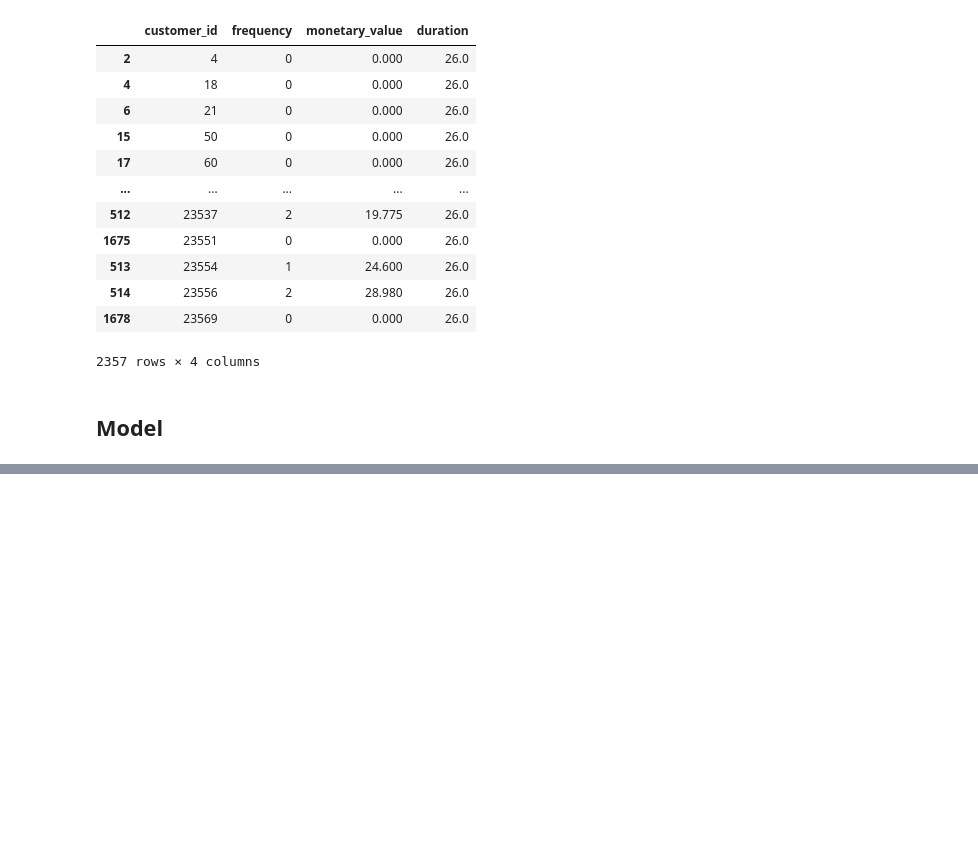
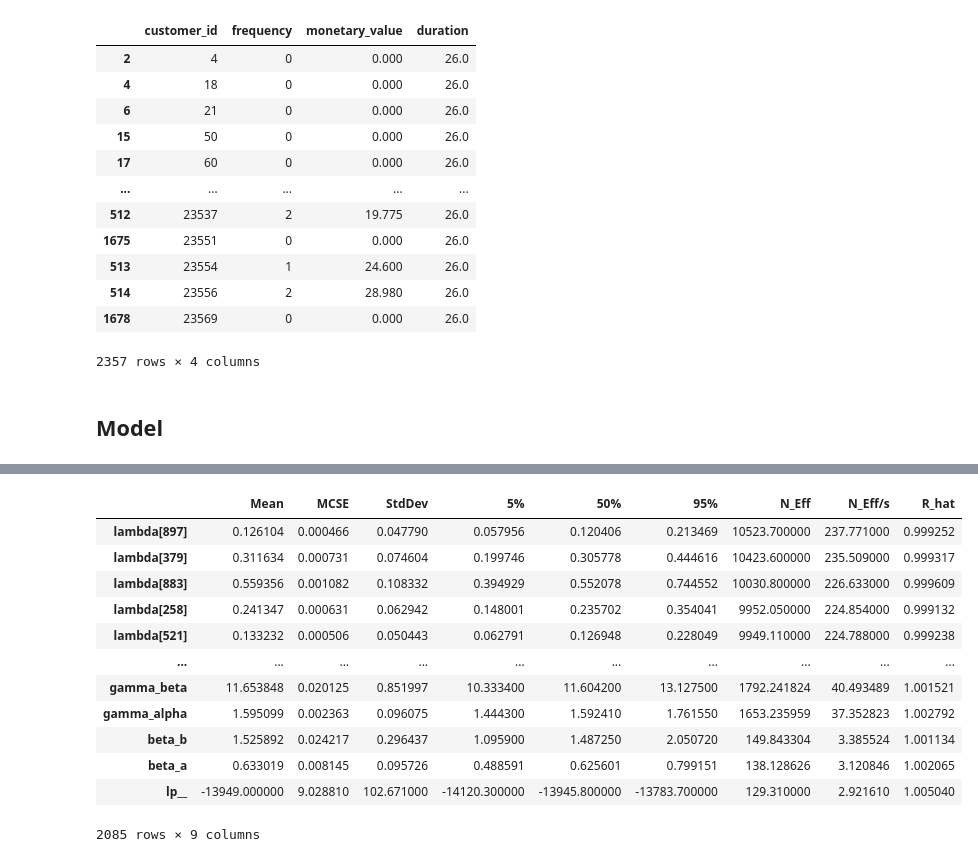
Before and after one commit to braydentang1/InterestingBayesModels, a Jupyter notebook: model.ipynb, the cells around one changed output, grey strips where cells are left out. Cells and saved outputs as stored; diff of their text form; code cells hidden in the pictures; blank space fills up the shorter version.

```diff
--- a/model.ipynb
+++ b/model.ipynb
@@ -169,5 +169,5 @@ test_processed.sort_values("customer_id")
 # %% [markdown]
 ## Model
 # %%
-model = cmd.compile_stan_file("stan/bg-nbd.stan")
+model = cmd.CmdStanModel(stan_file="stan/bg-nbd.stan")
 # %% [output]
@@ -182,0 +176,15 @@ Compiling:  (00:07) | ████▎      | /home/br ... src/cmdstan/main.cpp
+# %%
+data_dict = {
+    "prior_only": 0,
+    "N_customers": train_processed.shape[0],
+    "recency": train_processed["recency"].astype(int).to_numpy(),
+    "frequency": train_processed["frequency"].astype(int).to_numpy(),
+    "T_age": train_processed["T"].astype(int).to_numpy()
+}
+
+samples = model.sample(
+    data_dict,
+    chains=4,
+    seed=1234,
+    iter_sampling=4000
+)
@@ -182,0 +194,19 @@ Compiling:  (00:07) | ████▎      | /home/br ... src/cmdstan/main.cpp
+# %%
+samples.diagnose()
+diagnostics = samples.summary()
+# %%
+diagnostics.sort_values("N_Eff", ascending=False)
+# %% [output]
+|  | Mean | MCSE | StdDev | 5% | 50% | 95% | N_Eff | N_Eff/s | R_hat |
+| lambda[897] | 0.126104 | 0.000466 | 0.047790 | 0.057956 | 0.120406 | 0.213469 | 10523.700000 | 237.771000 | 0.999252 |
+| lambda[379] | 0.311634 | 0.000731 | 0.074604 | 0.199746 | 0.305778 | 0.444616 | 10423.600000 | 235.509000 | 0.999317 |
+| lambda[883] | 0.559356 | 0.001082 | 0.108332 | 0.394929 | 0.552078 | 0.744552 | 10030.800000 | 226.633000 | 0.999609 |
+| lambda[258] | 0.241347 | 0.000631 | 0.062942 | 0.148001 | 0.235702 | 0.354041 | 9952.050000 | 224.854000 | 0.999132 |
+| lambda[521] | 0.133232 | 0.000506 | 0.050443 | 0.062791 | 0.126948 | 0.228049 | 9949.110000 | 224.788000 | 0.999238 |
+| ... | ... | ... | ... | ... | ... | ... | ... | ... | ... |
+| gamma_beta | 11.653848 | 0.020125 | 0.851997 | 10.333400 | 11.604200 | 13.127500 | 1792.241824 | 40.493489 | 1.001521 |
+| gamma_alpha | 1.595099 | 0.002363 | 0.096075 | 1.444300 | 1.592410 | 1.761550 | 1653.235959 | 37.352823 | 1.002792 |
+| beta_b | 1.525892 | 0.024217 | 0.296437 | 1.095900 | 1.487250 | 2.050720 | 149.843304 | 3.385524 | 1.001134 |
+| beta_a | 0.633019 | 0.008145 | 0.095726 | 0.488591 | 0.625601 | 0.799151 | 138.128626 | 3.120846 | 1.002065 |
+| lp__ | -13949.000000 | 9.028810 | 102.671000 | -14120.300000 | -13945.800000 | -13783.700000 | 129.310000 | 2.921610 | 1.005040 |
+2085 rows × 9 columns
```
Also changed, not shown: parts of 3 cells of this notebook, 1 other file.
